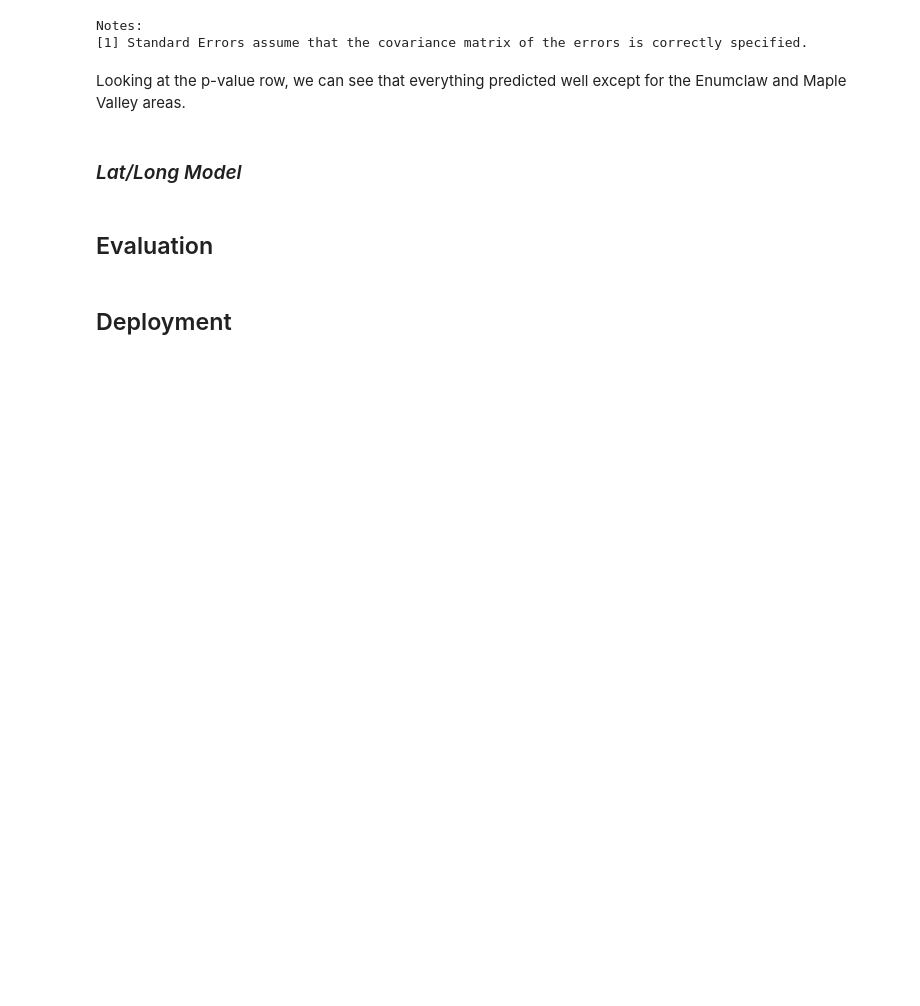
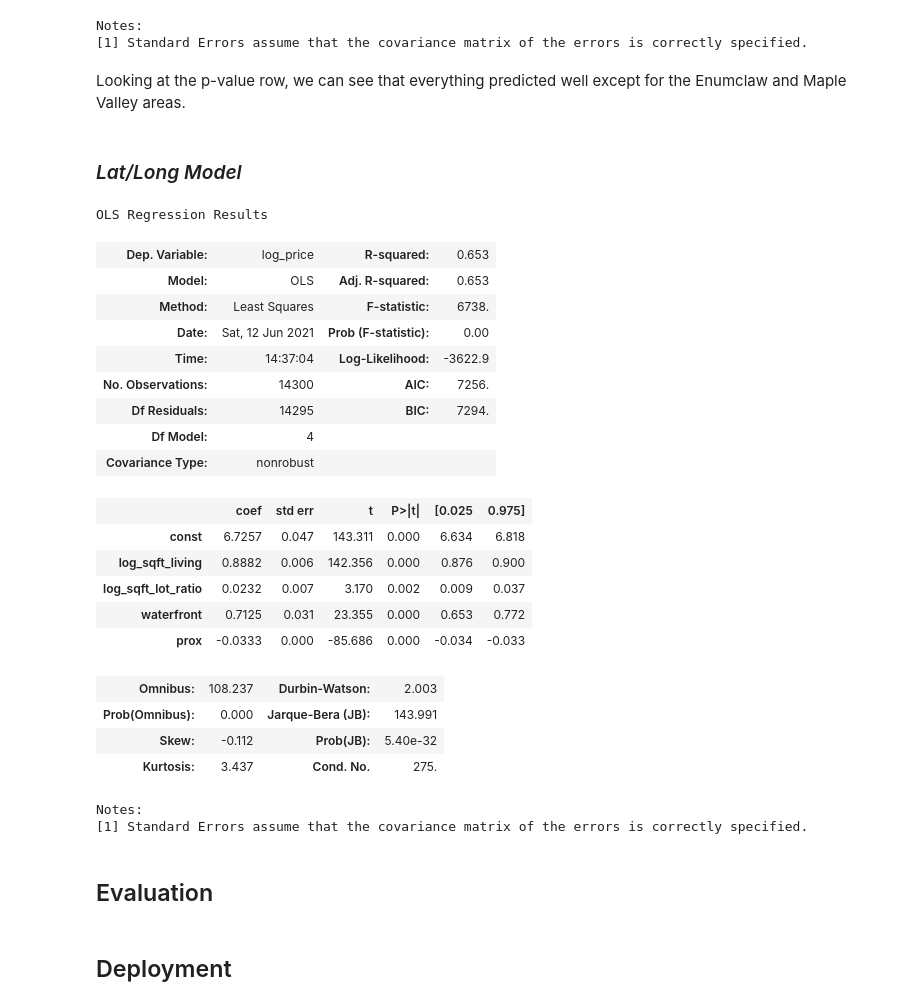
Before and after one commit to jonnyhof/kings_county_housing_analysis, a Jupyter notebook: jonny_king_county_analysis.ipynb, the cells around one changed output. Cells and saved outputs as stored; diff of their text form; code cells hidden in the pictures; blank space fills up the shorter version.

```diff
--- a/jonny_king_county_analysis.ipynb
+++ b/jonny_king_county_analysis.ipynb
@@ -402,0 +436,7 @@ Okay, now the King County cities dataframe is ready.
+# %%
+# define the columns to be used in the lat/long model. Same original 3 plus the prox
+
+ll_cols = ['log_sqft_living', 'log_sqft_lot_ratio', 'waterfront', 'prox']
+
+ll_X_train = X_df_train[ll_cols]
+ll_X_train.head()
@@ -520,6 +569,38 @@ Notes:
 Looking at the p-value row, we can see that everything predicted well except for the Enumclaw and Maple Valley areas.
 # %% [markdown]
 ### *Lat/Long Model*
+# %%
+X = ll_X_train
+y = y_df_train
+
+model = sm.OLS(y, sm.add_constant(X))
+
+results = model.fit()
+
+results.summary()
+# %% [output]
+OLS Regression Results
+| Dep. Variable: | log_price | R-squared: | 0.653 |
+| Model: | OLS | Adj. R-squared: | 0.653 |
+| Method: | Least Squares | F-statistic: | 6738. |
+| Date: | Sat, 12 Jun 2021 | Prob (F-statistic): | 0.00 |
+| Time: | 14:37:04 | Log-Likelihood: | -3622.9 |
+| No. Observations: | 14300 | AIC: | 7256. |
+| Df Residuals: | 14295 | BIC: | 7294. |
+| Df Model: | 4 |  |  |
+| Covariance Type: | nonrobust |  |  |
+|  | coef | std err | t | P>|t| | [0.025 | 0.975] |
+| const | 6.7257 | 0.047 | 143.311 | 0.000 | 6.634 | 6.818 |
+| log_sqft_living | 0.8882 | 0.006 | 142.356 | 0.000 | 0.876 | 0.900 |
+| log_sqft_lot_ratio | 0.0232 | 0.007 | 3.170 | 0.002 | 0.009 | 0.037 |
+| waterfront | 0.7125 | 0.031 | 23.355 | 0.000 | 0.653 | 0.772 |
+| prox | -0.0333 | 0.000 | -85.686 | 0.000 | -0.034 | -0.033 |
+| Omnibus: | 108.237 | Durbin-Watson: | 2.003 |
+| Prob(Omnibus): | 0.000 | Jarque-Bera (JB): | 143.991 |
+| Skew: | -0.112 | Prob(JB): | 5.40e-32 |
+| Kurtosis: | 3.437 | Cond. No. | 275. |
+Notes:
+[1] Standard Errors assume that the covariance matrix of the errors is correctly specified.
 # %% [markdown]
 ## Evaluation
 # %% [markdown]
```
Also changed, not shown: parts of 20 cells of this notebook.
